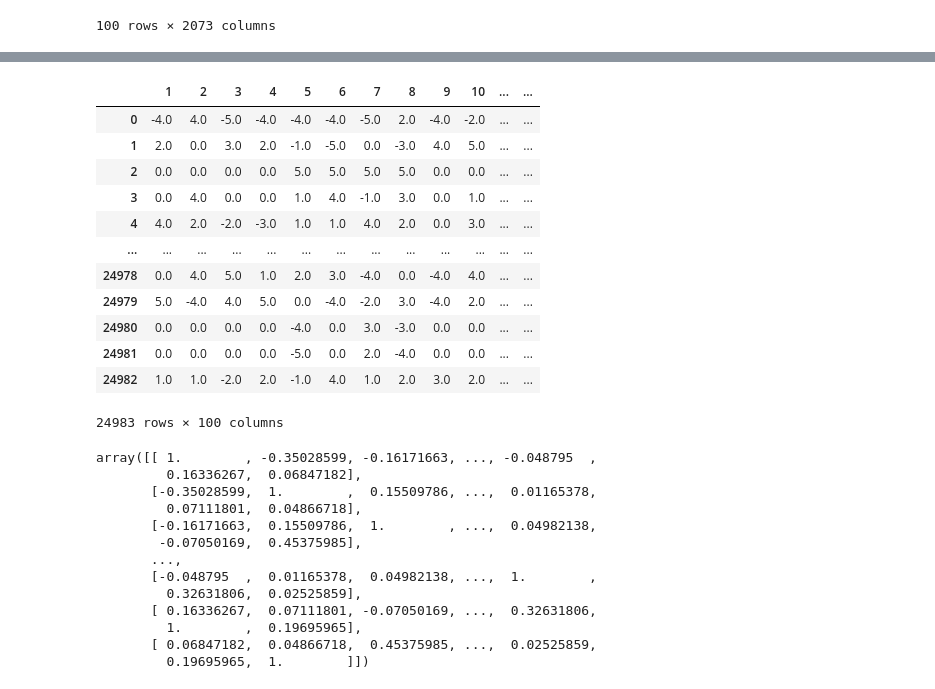
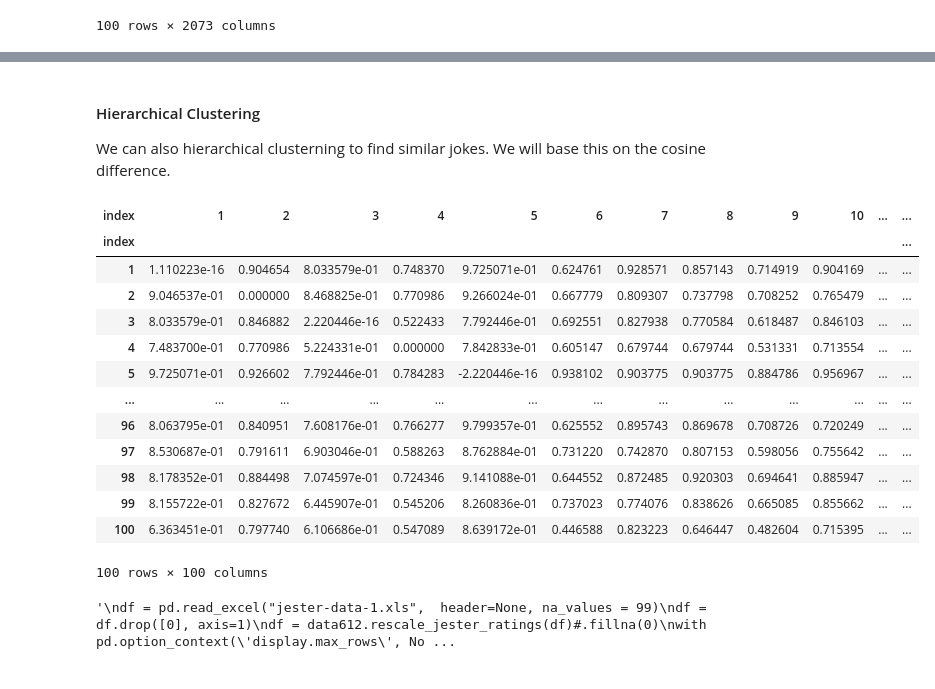
Before and after one commit to mikeasilva/CUNY-SPS, a Jupyter notebook: DATA612/Project 2.ipynb, the cells around one changed output, grey strips where cells are left out. Drawn from its saved outputs; the diff is of its cells as text; code cells hidden in the pictures.

```diff
--- a/DATA612/Project 2.ipynb
+++ b/DATA612/Project 2.ipynb
@@ -134,36 +158,33 @@ array([[1.        , 0.10855649, 0.18184824, ..., 0.18851155, 0.18557687,
+# %% [markdown]
+#### Hierarchical Clustering
+
+We can also hierarchical clusterning to find similar jokes.  We will base this on the cosine difference.
+# %%
+cosine_difference_df = data612.cosine_similarity(term_frequency_matrix, return_difference = True)
+normalized_cosine_difference_df = data612.cosine_similarity(normalized_term_frequency_matrix, return_difference = True)
+cosine_difference_df
+# %% [output]
+| index | 1 | 2 | 3 | 4 | 5 | 6 | 7 | 8 | 9 | 10 | ... | ... |
+| index |  |  |  |  |  |  |  |  |  |  |  | ... |
+| 1 | 1.110223e-16 | 0.904654 | 8.033579e-01 | 0.748370 | 9.725071e-01 | 0.624761 | 0.928571 | 0.857143 | 0.714919 | 0.904169 | ... | ... |
+| 2 | 9.046537e-01 | 0.000000 | 8.468825e-01 | 0.770986 | 9.266024e-01 | 0.667779 | 0.809307 | 0.737798 | 0.708252 | 0.765479 | ... | ... |
+| 3 | 8.033579e-01 | 0.846882 | 2.220446e-16 | 0.522433 | 7.792446e-01 | 0.692551 | 0.827938 | 0.770584 | 0.618487 | 0.846103 | ... | ... |
+| 4 | 7.483700e-01 | 0.770986 | 5.224331e-01 | 0.000000 | 7.842833e-01 | 0.605147 | 0.679744 | 0.679744 | 0.531331 | 0.713554 | ... | ... |
+| 5 | 9.725071e-01 | 0.926602 | 7.792446e-01 | 0.784283 | -2.220446e-16 | 0.938102 | 0.903775 | 0.903775 | 0.884786 | 0.956967 | ... | ... |
+| ... | ... | ... | ... | ... | ... | ... | ... | ... | ... | ... | ... | ... |
+| 96 | 8.063795e-01 | 0.840951 | 7.608176e-01 | 0.766277 | 9.799357e-01 | 0.625552 | 0.895743 | 0.869678 | 0.708726 | 0.720249 | ... | ... |
+| 97 | 8.530687e-01 | 0.791611 | 6.903046e-01 | 0.588263 | 8.762884e-01 | 0.731220 | 0.742870 | 0.807153 | 0.598056 | 0.755642 | ... | ... |
+| 98 | 8.178352e-01 | 0.884498 | 7.074597e-01 | 0.724346 | 9.141088e-01 | 0.644552 | 0.872485 | 0.920303 | 0.694641 | 0.885947 | ... | ... |
+| 99 | 8.155722e-01 | 0.827672 | 6.445907e-01 | 0.545206 | 8.260836e-01 | 0.737023 | 0.774076 | 0.838626 | 0.665085 | 0.855662 | ... | ... |
+| 100 | 6.363451e-01 | 0.797740 | 6.106686e-01 | 0.547089 | 8.639172e-01 | 0.446588 | 0.823223 | 0.646447 | 0.482604 | 0.715395 | ... | ... |
+100 rows × 100 columns
 # %%
+"""
 df = pd.read_excel("jester-data-1.xls",  header=None, na_values = 99)
 df = df.drop([0], axis=1)
+df = data612.rescale_jester_ratings(df)#.fillna(0)
+with pd.option_context('display.max_rows', None, 'display.max_columns', None):  # more options can be specified also
+    print(df.mean(axis=0))
+"""
+# %% [output]
+'\ndf = pd.read_excel("jester-data-1.xls",  header=None, na_values = 99)\ndf = df.drop([0], axis=1)\ndf = data612.rescale_jester_ratings(df)#.fillna(0)\nwith pd.option_context(\'display.max_rows\', No ...
-# %%
-df = data612.rescale_jester_ratings(df).fillna(0)
-df
-# %% [output]
-|  | 1 | 2 | 3 | 4 | 5 | 6 | 7 | 8 | 9 | 10 | ... | ... |
-| 0 | -4.0 | 4.0 | -5.0 | -4.0 | -4.0 | -4.0 | -5.0 | 2.0 | -4.0 | -2.0 | ... | ... |
-| 1 | 2.0 | 0.0 | 3.0 | 2.0 | -1.0 | -5.0 | 0.0 | -3.0 | 4.0 | 5.0 | ... | ... |
-| 2 | 0.0 | 0.0 | 0.0 | 0.0 | 5.0 | 5.0 | 5.0 | 5.0 | 0.0 | 0.0 | ... | ... |
-| 3 | 0.0 | 4.0 | 0.0 | 0.0 | 1.0 | 4.0 | -1.0 | 3.0 | 0.0 | 1.0 | ... | ... |
-| 4 | 4.0 | 2.0 | -2.0 | -3.0 | 1.0 | 1.0 | 4.0 | 2.0 | 0.0 | 3.0 | ... | ... |
-| ... | ... | ... | ... | ... | ... | ... | ... | ... | ... | ... | ... | ... |
-| 24978 | 0.0 | 4.0 | 5.0 | 1.0 | 2.0 | 3.0 | -4.0 | 0.0 | -4.0 | 4.0 | ... | ... |
-| 24979 | 5.0 | -4.0 | 4.0 | 5.0 | 0.0 | -4.0 | -2.0 | 3.0 | -4.0 | 2.0 | ... | ... |
-| 24980 | 0.0 | 0.0 | 0.0 | 0.0 | -4.0 | 0.0 | 3.0 | -3.0 | 0.0 | 0.0 | ... | ... |
-| 24981 | 0.0 | 0.0 | 0.0 | 0.0 | -5.0 | 0.0 | 2.0 | -4.0 | 0.0 | 0.0 | ... | ... |
-| 24982 | 1.0 | 1.0 | -2.0 | 2.0 | -1.0 | 4.0 | 1.0 | 2.0 | 3.0 | 2.0 | ... | ... |
-24983 rows × 100 columns
-# %%
-cosine_similarity(df)
-# %% [output]
-array([[ 1.        , -0.35028599, -0.16171663, ..., -0.048795  ,
-         0.16336267,  0.06847182],
-       [-0.35028599,  1.        ,  0.15509786, ...,  0.01165378,
-         0.07111801,  0.04866718],
-       [-0.16171663,  0.15509786,  1.        , ...,  0.04982138,
-        -0.07050169,  0.45375985],
-       ...,
-       [-0.048795  ,  0.01165378,  0.04982138, ...,  1.        ,
-         0.32631806,  0.02525859],
-       [ 0.16336267,  0.07111801, -0.07050169, ...,  0.32631806,
-         1.        ,  0.19695965],
-       [ 0.06847182,  0.04866718,  0.45375985, ...,  0.02525859,
-         0.19695965,  1.        ]])
```
Also changed, not shown: parts of 20 cells of this notebook, 1 other file.
